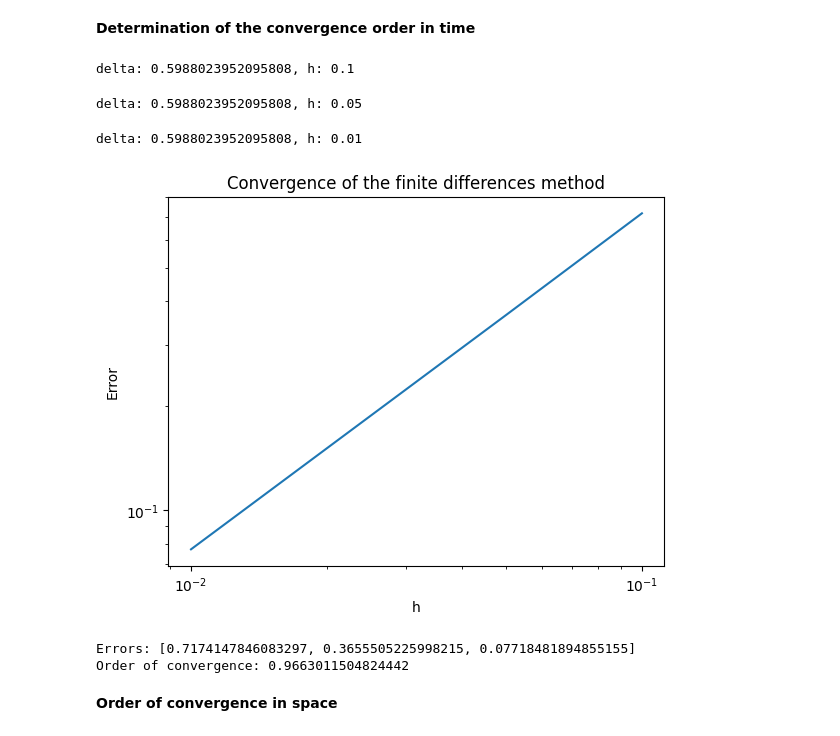
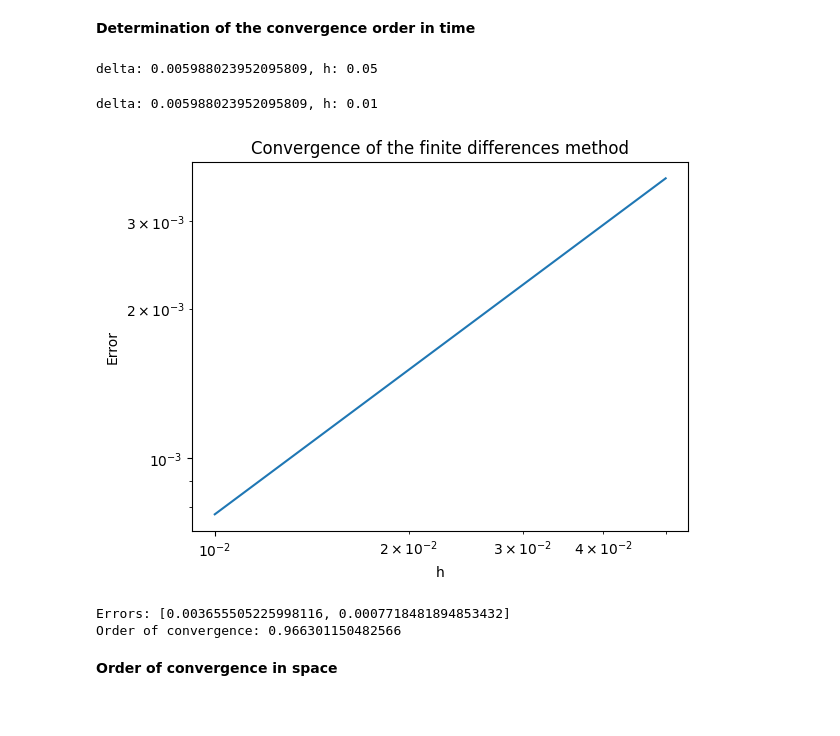
Before and after one commit to pachyvictor/mc_options_project, a Jupyter notebook: finitedifferences.ipynb, the cells around one changed output. Cells and saved outputs as stored; diff of their text form; code cells hidden in the pictures.

```diff
--- a/finitedifferences.ipynb
+++ b/finitedifferences.ipynb
@@ -90,47 +78,46 @@ Price at x=100 (analytical): 5.573526022256971
 # %% [markdown]
 **Determination of the convergence order in time**
 # %%
-K = 100
+K = 1
 s = 0.2
 r = 0.05
 T = 1
 l = 500
 alpha = 0
-beta = 300
+beta = 3
 
 delta = (beta - alpha)/(l+1)
-wanted_x = 100
+wanted_x = 1
 
-h_values = [0.1, 0.05, 0.01]
+h_values = [0.05, 0.01]
 
 grid = np.array([alpha + delta*i for i in range(1, l+1)])
 analytical_sol = analytical(K, s, r, T, grid)
 
 solutions = []
 errors = []
 
 for h in h_values:
     m = int(T/h)
     grid, sol = finite_differences(K, s, r, T, m, l, alpha, beta, 1)
     solutions.append(sol)
     errors.append(np.sqrt(np.sum((sol - analytical_sol)**2)))
 
 plt.plot([h for h in h_values], errors)
 plt.title('Convergence of the finite differences method')
 plt.xlabel('h')
 plt.ylabel('Error')
 plt.xscale('log')
 plt.yscale('log')
 plt.show()
 print('Errors:', errors)
 print('Order of convergence:', np.log(errors[-1]/errors[-2])/np.log(h_values[-1]/h_values[-2]))
 # %% [output]
-delta: 0.5988023952095808, h: 0.1
+delta: 0.005988023952095809, h: 0.05
-delta: 0.5988023952095808, h: 0.05
+delta: 0.005988023952095809, h: 0.01
+[figure, new version]
-delta: 0.5988023952095808, h: 0.01
+Errors: [0.003655505225998116, 0.0007718481894853432]
+Order of convergence: 0.966301150482566
-[figure, old version]
-Errors: [0.7174147846083297, 0.3655505225998215, 0.07718481894855155]
-Order of convergence: 0.9663011504824442
 # %% [markdown]
 **Order of convergence in space**
 # %%
```
Also changed, not shown: parts of 3 cells of this notebook, 1 other file.
